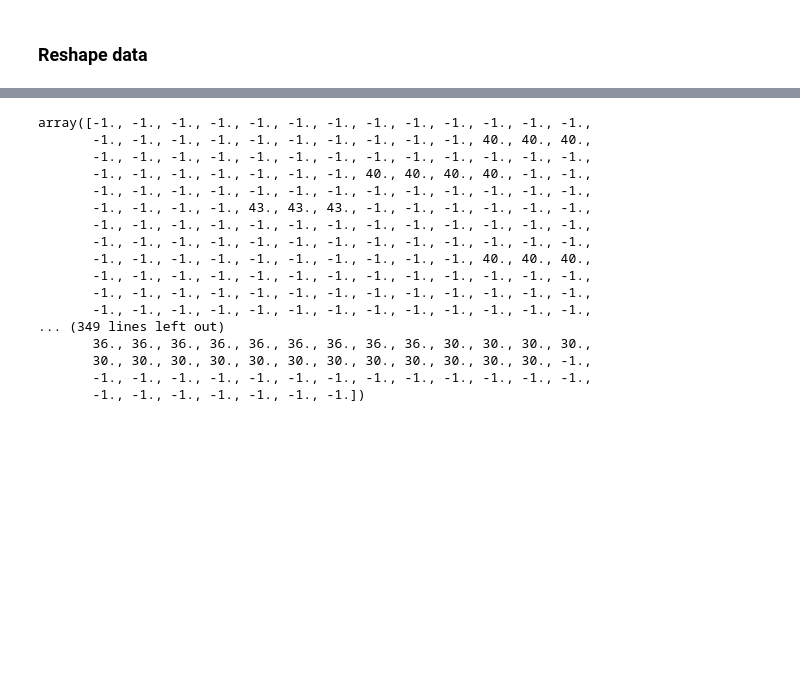
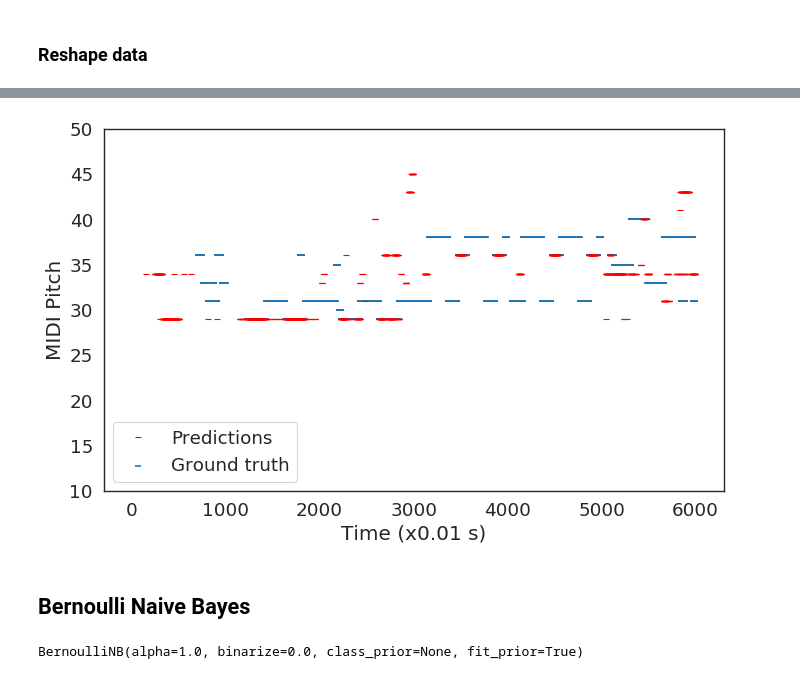
Before and after one commit to MarionLepert/cs229, a Jupyter notebook: main.ipynb, the cells around one changed output, grey strips where cells are left out. Drawn from its saved outputs; the diff is of its cells as text; code cells hidden in the pictures; blank space fills up the shorter version.

```diff
--- a/main.ipynb
+++ b/main.ipynb
@@ -190,20 +223,20 @@ y_pred = svclassifier.predict(X_test)
-# %%
-y_pred
-# %% [output]
-array([-1., -1., -1., -1., -1., -1., -1., -1., -1., -1., -1., -1., -1.,
-       -1., -1., -1., -1., -1., -1., -1., -1., -1., -1., 40., 40., 40.,
-       -1., -1., -1., -1., -1., -1., -1., -1., -1., -1., -1., -1., -1.,
-       -1., -1., -1., -1., -1., -1., -1., 40., 40., 40., 40., -1., -1.,
-       -1., -1., -1., -1., -1., -1., -1., -1., -1., -1., -1., -1., -1.,
-       -1., -1., -1., -1., 43., 43., 43., -1., -1., -1., -1., -1., -1.,
-       -1., -1., -1., -1., -1., -1., -1., -1., -1., -1., -1., -1., -1.,
-       -1., -1., -1., -1., -1., -1., -1., -1., -1., -1., -1., -1., -1.,
-       -1., -1., -1., -1., -1., -1., -1., -1., -1., -1., 40., 40., 40.,
-       -1., -1., -1., -1., -1., -1., -1., -1., -1., -1., -1., -1., -1.,
-       -1., -1., -1., -1., -1., -1., -1., -1., -1., -1., -1., -1., -1.,
-       -1., -1., -1., -1., -1., -1., -1., -1., -1., -1., -1., -1., -1.,
-... (349 lines left out)
-       36., 36., 36., 36., 36., 36., 36., 36., 36., 30., 30., 30., 30.,
-       30., 30., 30., 30., 30., 30., 30., 30., 30., 30., 30., 30., -1.,
-       -1., -1., -1., -1., -1., -1., -1., -1., -1., -1., -1., -1., -1.,
-       -1., -1., -1., -1., -1., -1., -1.])
+# %%
+fig = plt.figure(num=None, figsize=(10, 6), dpi=80, facecolor='w', edgecolor='k')
+plt.scatter(output_y_test[:,0], output_y_test[:,1], marker='_', label='Ground truth')
+plt.plot(y_pred, '_', color='red', label='Predictions')
+plt.xlabel('Time (x0.01 s)')
+plt.ylabel('MIDI Pitch')
+plt.ylim(top=50)
+plt.ylim(bottom=10)
+plt.legend(loc='lower left')
+plt.show()
+# %% [output]
+[figure, added]
+# %% [markdown]
+## Bernoulli Naive Bayes
+# %%
+from sklearn.naive_bayes import BernoulliNB
+clf = BernoulliNB()
+clf.fit(X_train, y_train_mod)
+# %% [output]
+BernoulliNB(alpha=1.0, binarize=0.0, class_prior=None, fit_prior=True)
```
Also changed, not shown: parts of 25 cells of this notebook, 1 other file.
